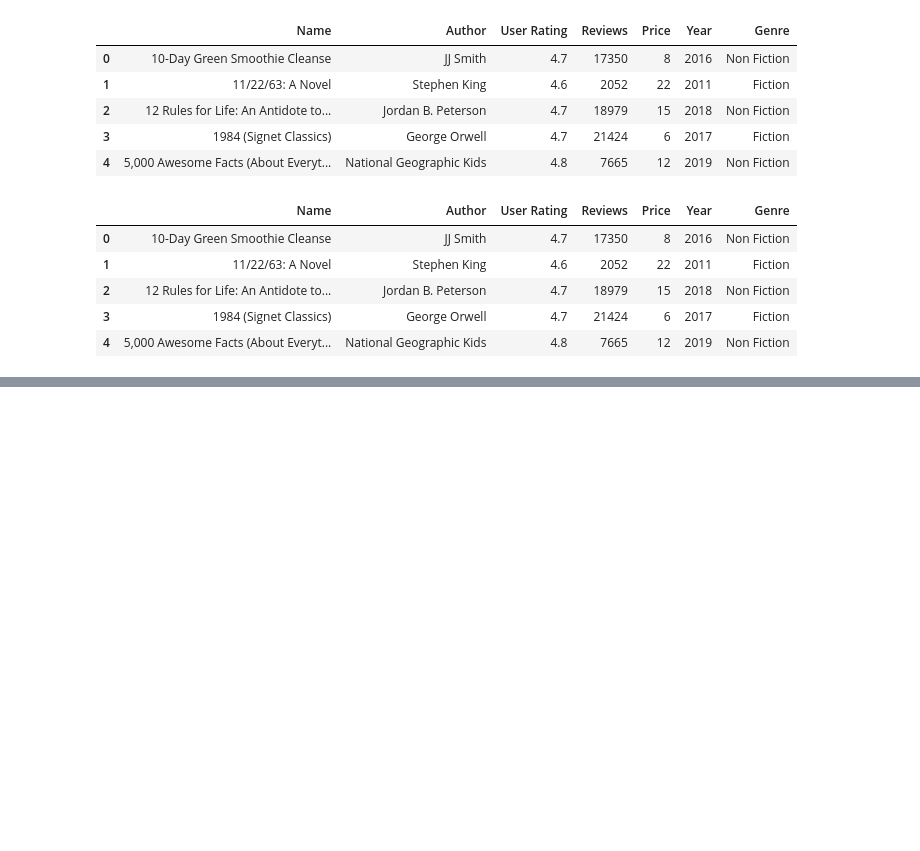
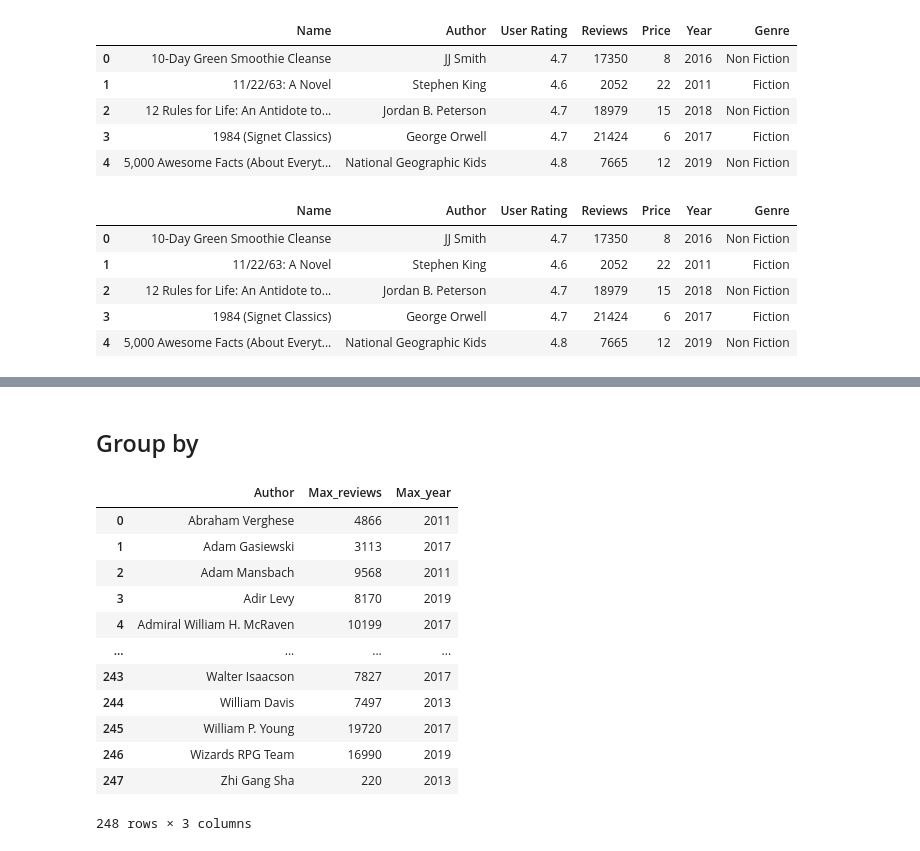
Before and after one commit to hargurjeet/Data-Analysis-Using-Python, a Jupyter notebook: Data_Analysis_SQL_Python.ipynb, the cells around one changed output, grey strips where cells are left out. Cells and saved outputs as stored; diff of their text form; code cells hidden in the pictures; blank space fills up the shorter version.

```diff
--- a/Data_Analysis_SQL_Python.ipynb
+++ b/Data_Analysis_SQL_Python.ipynb
@@ -93,0 +134,19 @@ df.head()
+# %% [markdown]
+## Group by
+# %%
+pysqldf("""select Author, max(Reviews) as Max_reviews, max(year) as Max_year from df
+        group by Author;""")
+# %% [output]
+|  | Author | Max_reviews | Max_year |
+| 0 | Abraham Verghese | 4866 | 2011 |
+| 1 | Adam Gasiewski | 3113 | 2017 |
+| 2 | Adam Mansbach | 9568 | 2011 |
+| 3 | Adir Levy | 8170 | 2019 |
+| 4 | Admiral William H. McRaven | 10199 | 2017 |
+| ... | ... | ... | ... |
+| 243 | Walter Isaacson | 7827 | 2017 |
+| 244 | William Davis | 7497 | 2013 |
+| 245 | William P. Young | 19720 | 2017 |
+| 246 | Wizards RPG Team | 16990 | 2019 |
+| 247 | Zhi Gang Sha | 220 | 2013 |
+248 rows × 3 columns
```
Also changed, not shown: parts of 7 cells of this notebook.
